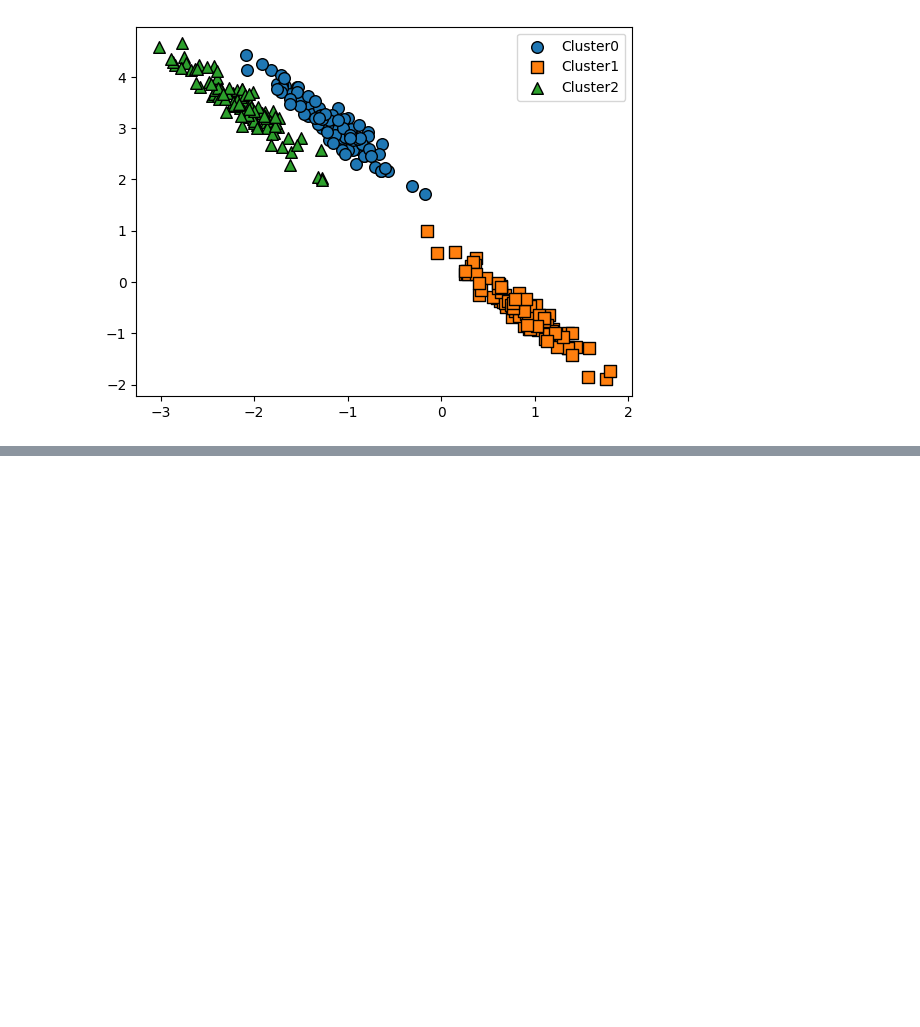
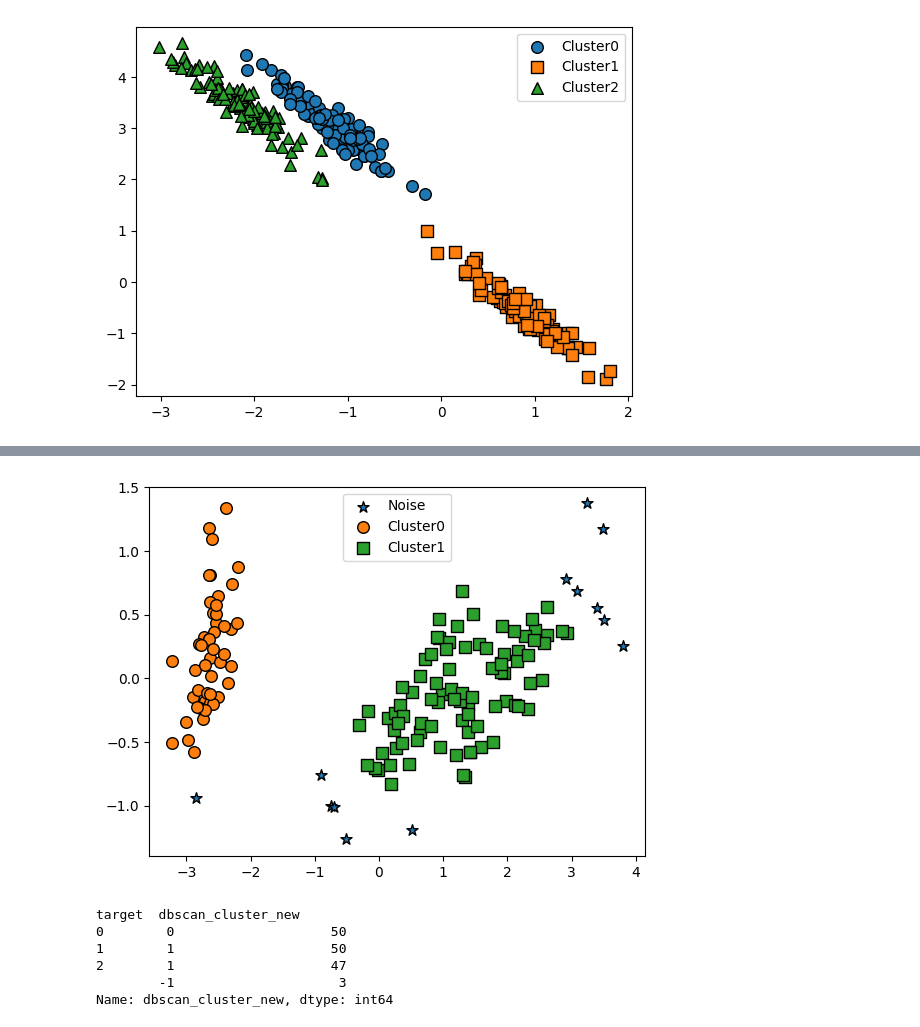
Before and after one commit to SEOWOOSANG/MachineLearing, a Jupyter notebook: ch07/7_4.ipynb, the cells around one changed output, grey strips where cells are left out. Drawn from its saved outputs; the diff is of its cells as text; code cells hidden in the pictures; blank space fills up the shorter version.

```diff
--- a/ch07/7_4.ipynb
+++ b/ch07/7_4.ipynb
@@ -89,0 +122,5 @@ visualize_cluster_plot(None, df, "target", iscenter = False)
+# %%
+iris = load_iris()
+df = pd.DataFrame(data = iris.data, columns = feature_names)
+df["target"] = iris.target
+df.head()
@@ -89,0 +134,10 @@ visualize_cluster_plot(None, df, "target", iscenter = False)
+# %%
+from sklearn.cluster import DBSCAN
+
+dbscan = DBSCAN(eps = 0.6, min_samples = 8, metric = "euclidean")
+dbscan_labels = dbscan.fit_predict(iris.data)
+
+df["dbscan_cluster"] = dbscan_labels
+
+res = df.groupby("target")["dbscan_cluster"].value_counts()
+print(res)
@@ -89,0 +153,26 @@ visualize_cluster_plot(None, df, "target", iscenter = False)
+# %%
+from sklearn.decomposition import PCA
+
+pca = PCA(n_components = 2, random_state = 0)
+pca_transformed = pca.fit_transform(iris.data)
+df["ftr1"] = pca_transformed[:, 0]
+df["ftr2"] = pca_transformed[:, 1]
+
+visualize_cluster_plot(dbscan, df, "dbscan_cluster", iscenter = False)
+# %% [output]
+[figure, added]
+# %%
+dbscan = DBSCAN(eps = 0.8, min_samples = 8, metric = "euclidean")
+dbscan_labels = dbscan.fit_predict(iris.data)
+
+df["dbscan_cluster_new"] = dbscan_labels
+
+res = df.groupby("target")["dbscan_cluster_new"].value_counts()
+print(res)
+# %% [output]
+target  dbscan_cluster_new
+0        0                    50
+1        1                    50
+2        1                    47
+        -1                     3
+Name: dbscan_cluster_new, dtype: int64
```
Also changed, not shown: parts of 13 cells of this notebook, 1 other file.
